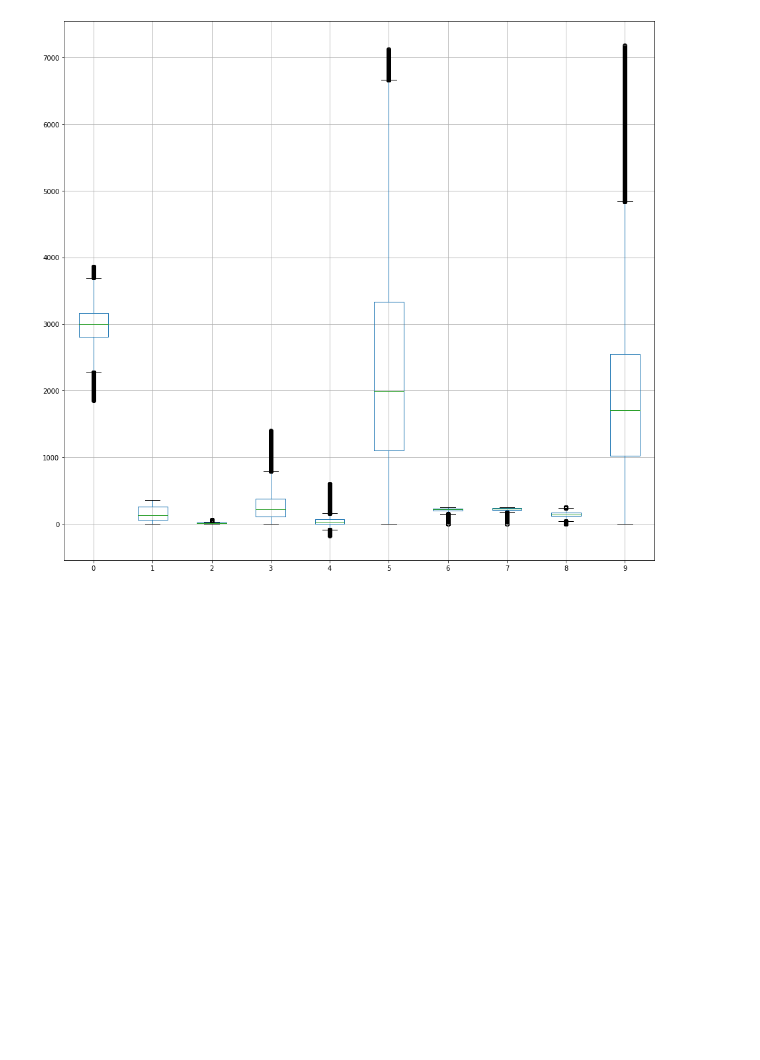
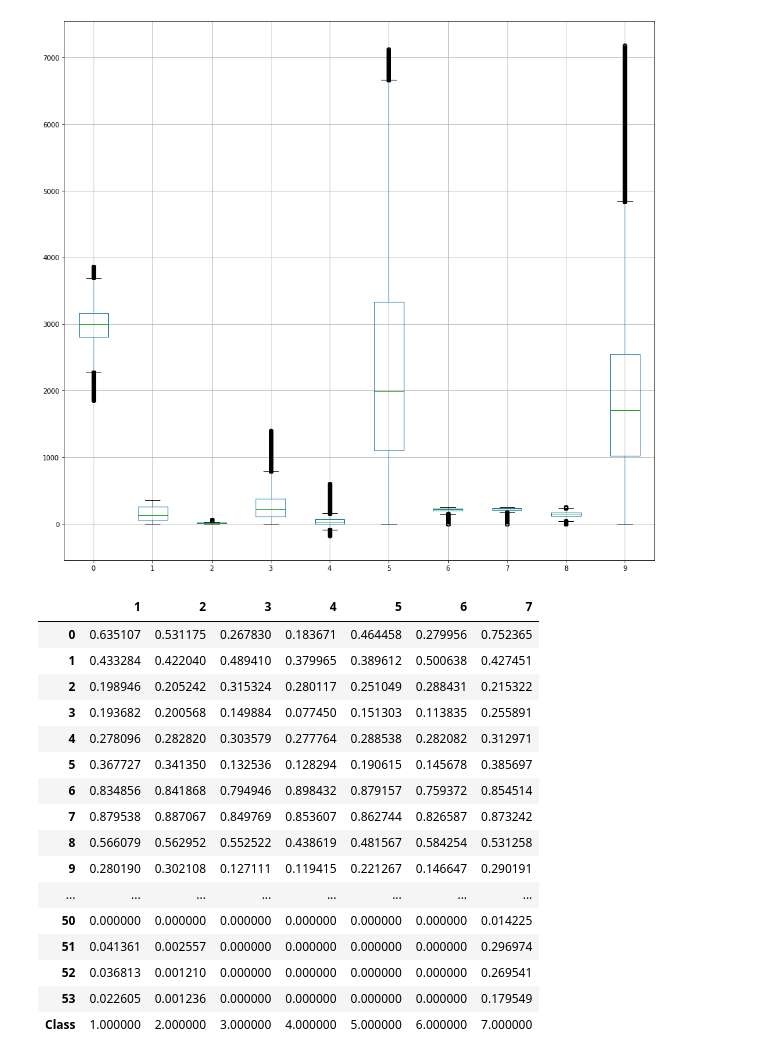
Before and after one commit to karololeksy/CovertypeClassification, a Jupyter notebook: Project notebook.ipynb, the cells around one changed output. Drawn from its saved outputs; the diff is of its cells as text; code cells hidden in the pictures; blank space fills up the shorter version.

Commit message:
Fisher score - implemetacja

```diff
--- a/Project notebook.ipynb
+++ b/Project notebook.ipynb
@@ -114,7 +126,7 @@ X = pd.DataFrame(x_scaled)
 
 from sklearn.model_selection import train_test_split
 
-X_train, X_test, y_train, y_test = train_test_split(X, y, test_size=0.2)
+X_train, X_test, y_train, y_test = train_test_split(X, y, test_size=0.33)
 print(X_train.shape, y_train.shape)
 print(X_test.shape, y_test.shape)
 # %% [output]
@@ -141,0 +146,35 @@ X1.boxplot(figsize=(16,15))
+# %%
+pd.options.mode.chained_assignment = None  # default='warn'
+X_train['Class'] = y_train.tolist()
+# %%
+# Kroki mające na celu wyznaczenie współczynnika Fishera:
+
+    # 1) Wyliczamy wektory wartości średnie cech dla wszystkich klas
+    # 2) Obliczmay macierz kowariancji dla każdej z klas
+    # 3) Obliczmay wartość współczynnika Fishera dla wszystkich przestrzeni
+    # 4) Wybieramy przestrzeń dla której wartość współczynnika Fishera jest największa
+
+# 1) Wartości średnie cech dla wszystkich klas
+feauteres_average_for_classes = pd.DataFrame()
+
+for cover_type in range(1,8):
+     feauteres_average_for_classes[cover_type] = X_train[X_train.Class == cover_type].mean()
+feauteres_average_for_classes
+# %% [output]
+|  | 1 | 2 | 3 | 4 | 5 | 6 | 7 |
+| 0 | 0.635107 | 0.531175 | 0.267830 | 0.183671 | 0.464458 | 0.279956 | 0.752365 |
+| 1 | 0.433284 | 0.422040 | 0.489410 | 0.379965 | 0.389612 | 0.500638 | 0.427451 |
+| 2 | 0.198946 | 0.205242 | 0.315324 | 0.280117 | 0.251049 | 0.288431 | 0.215322 |
+| 3 | 0.193682 | 0.200568 | 0.149884 | 0.077450 | 0.151303 | 0.113835 | 0.255891 |
+| 4 | 0.278096 | 0.282820 | 0.303579 | 0.277764 | 0.288538 | 0.282082 | 0.312971 |
+| 5 | 0.367727 | 0.341350 | 0.132536 | 0.128294 | 0.190615 | 0.145678 | 0.385697 |
+| 6 | 0.834856 | 0.841868 | 0.794946 | 0.898432 | 0.879157 | 0.759372 | 0.854514 |
+| 7 | 0.879538 | 0.887067 | 0.849769 | 0.853607 | 0.862744 | 0.826587 | 0.873242 |
+| 8 | 0.566079 | 0.562952 | 0.552522 | 0.438619 | 0.481567 | 0.584254 | 0.531258 |
+| 9 | 0.280190 | 0.302108 | 0.127111 | 0.119415 | 0.221267 | 0.146647 | 0.290191 |
+| ... | ... | ... | ... | ... | ... | ... | ... |
+| 50 | 0.000000 | 0.000000 | 0.000000 | 0.000000 | 0.000000 | 0.000000 | 0.014225 |
+| 51 | 0.041361 | 0.002557 | 0.000000 | 0.000000 | 0.000000 | 0.000000 | 0.296974 |
+| 52 | 0.036813 | 0.001210 | 0.000000 | 0.000000 | 0.000000 | 0.000000 | 0.269541 |
+| 53 | 0.022605 | 0.001236 | 0.000000 | 0.000000 | 0.000000 | 0.000000 | 0.179549 |
+| Class | 1.000000 | 2.000000 | 3.000000 | 4.000000 | 5.000000 | 6.000000 | 7.000000 |
```
Also changed, not shown: parts of 11 cells of this notebook.
